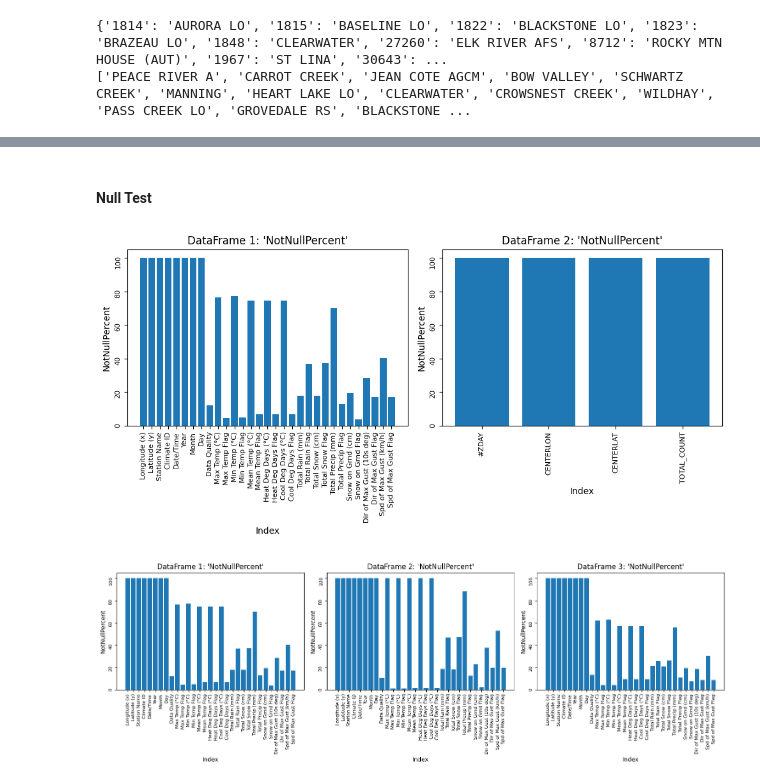
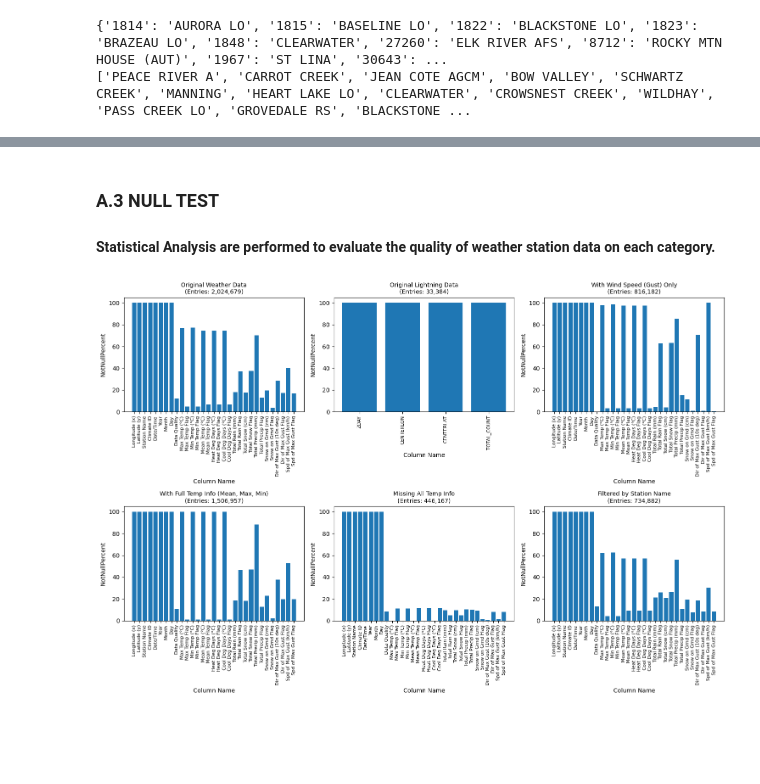
Before and after one commit to y344shi/WeatherTransformer, a Jupyter notebook: data_processing/DataProcessing.ipynb, the cells around one changed output, grey strips where cells are left out. Saved outputs shown, nothing was run; the diff lists cells and outputs as text; code cells hidden in the pictures; blank space fills up the shorter version.

Commit message:
Update Data Processing Ipynb

```diff
--- a/data_processing/DataProcessing.ipynb
+++ b/data_processing/DataProcessing.ipynb
@@ -289,5 +518,6 @@ lightning_combined = load_csvs_into_single_file_multithread(
-# %% [markdown]
-#### Null Test
+# %% [markdown]
+### A.3 NULL TEST
+#### Statistical Analysis are performed to evaluate the quality of weather station data on each category.
 # %%
 import pandas as pd
 import matplotlib.pyplot as plt
@@ -334,52 +564,75 @@ def column_empty_report(df):
     # Return as a DataFrame
     return pd.DataFrame(results)
 
-def plot_two_dataframes(dfs):
+import math
+import matplotlib.pyplot as plt
 
-    n = len(dfs)
+def plot_two_dataframes(df_tuples):
+    n = len(df_tuples)
     if n == 0:
         print("No DataFrames to plot.")
         return
-    fig, axes = plt.subplots(nrows=1, ncols=n, figsize=(5*n, 5), sharey=False)
 
-    for i, df in enumerate(dfs):
+    # Grid layout: 3 columns max
+    cols = 3
+    rows = math.ceil(n / cols)
+
+    fig, axes = plt.subplots(nrows=rows, ncols=cols, figsize=(5 * cols, 5 * rows), sharey=False)
+
+    # Flatten axes for easy iteration (in case of single row/col)
+    if rows == 1:
+        axes = [axes] if n == 1 else axes
+    else:
+        axes = axes.flatten()
+
+    for i, (title, df) in enumerate(df_tuples):
+        og_df = df.copy()
+        df = column_empty_report(df)
         df["NotNullPercent"] = 100 - df["EmptyPercent"]
-        ax = axes[i]  # Subplot axis
+        ax = axes[i]
+
         ax.bar(df["ColumnName"], df["NotNullPercent"])
-        ax.set_title(f"DataFrame {i+1}: '{"NotNullPercent"}'")
-        ax.set_xlabel("Index")
+
+        # Estimate entry count from percent math
+        entry_count = og_df.iloc[:, 0].notna().sum()
+
+        ax.set_title(f"{title}\n(Entries: {entry_count:,})", fontsize=10)
+        ax.set_xlabel("Column Name")
         ax.set_ylabel("NotNullPercent")
-        ax.tick_params(labelrotation=90, labelsize=8)
+        ax.tick_params(axis='x', labelrotation=90, labelsize=8)
 
-    # Tight layout so x-labels don't get cut off
+    # Turn off any unused axes
+    for j in range(i + 1, len(axes)):
+        fig.delaxes(axes[j])
+
     plt.tight_layout()
-
-    # Display
     plt.show()
 
 
-# Load only for the first time:
-# weather_df = pd.read_csv("all_combined_weatherstation.csv", encoding='utf-8', low_memory=False, skiprows=0)
-# lightning_df = pd.read_csv("all_combined_lightning.csv", encoding='utf-8', low_memory=False, skiprows=0)
-
 weather_df_validity = column_empty_report(weather_df)
 lightning_df_validity = column_empty_report(lightning_df)
-# print("weather_df_validity: \n", weather_df_validity)
-# print("lightning_df_validity: \n", lightning_df_validity)
-plot_two_dataframes([weather_df_validity, lightning_df_validity])
 df_with_wind = weather_df[weather_df["Spd of Max Gust (km/h)"].notnull()]
 df_without_wind = weather_df[weather_df["Spd of Max Gust (km/h)"].isnull()]
 df_without_tmp = weather_df[weather_df["Mean Temp (°C)"].isnull()]
 df_without_tmp = df_without_tmp[df_without_tmp["Max Temp (°C)"].isnull()]
 df_without_tmp = df_without_tmp[df_without_tmp["Min Temp (°C)"].isnull()]
 
 df_with_tmp = weather_df[weather_df["Mean Temp (°C)"].notnull()]
 df_with_tmp = df_with_tmp[df_with_tmp["Max Temp (°C)"].notnull()]
 df_with_tmp = df_with_tmp[df_with_tmp["Min Temp (°C)"].notnull()]
 
 df_filtered_tmp = weather_df[weather_df["Station Name"].isin(filtered_stationName)]
-plot_two_dataframes([column_empty_report(weather_df), column_empty_report(df_with_tmp), column_empty_report(df_filtered_tmp)])
-print(df_without_tmp)
+
+df_tuples = [
+    ("Original Weather Data", weather_df),
+    ("Original Lightning Data", lightning_df),
+    ("With Wind Speed (Gust) Only", df_with_wind),
+    ("With Full Temp Info (Mean, Max, Min)", df_with_tmp),
+    ("Missing All Temp Info", df_without_tmp),
+    ("Filtered by Station Name", df_filtered_tmp)
+]
+
+plot_two_dataframes(df_tuples)
+# print(df_without_tmp)
 # %% [output]
-[figure, old version]
+[figure, new version]
-[figure, removed]
```
Also changed, not shown: parts of 23 cells of this notebook.
